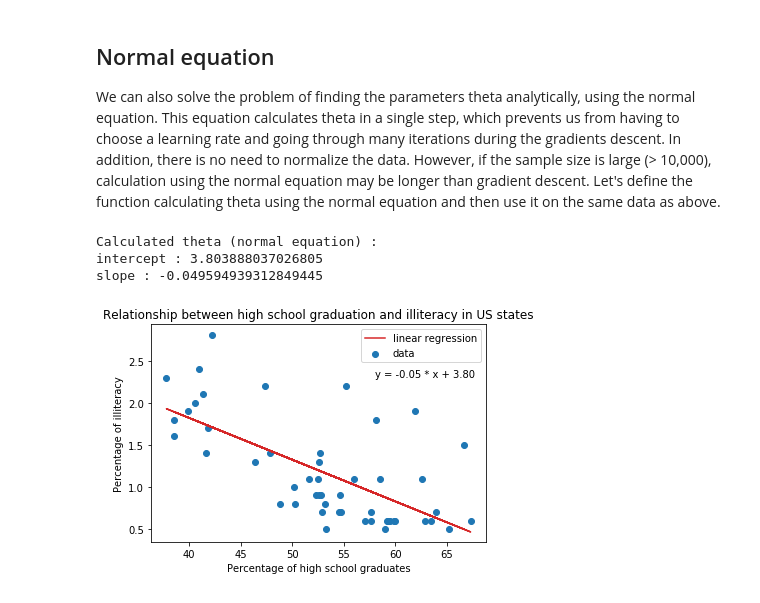
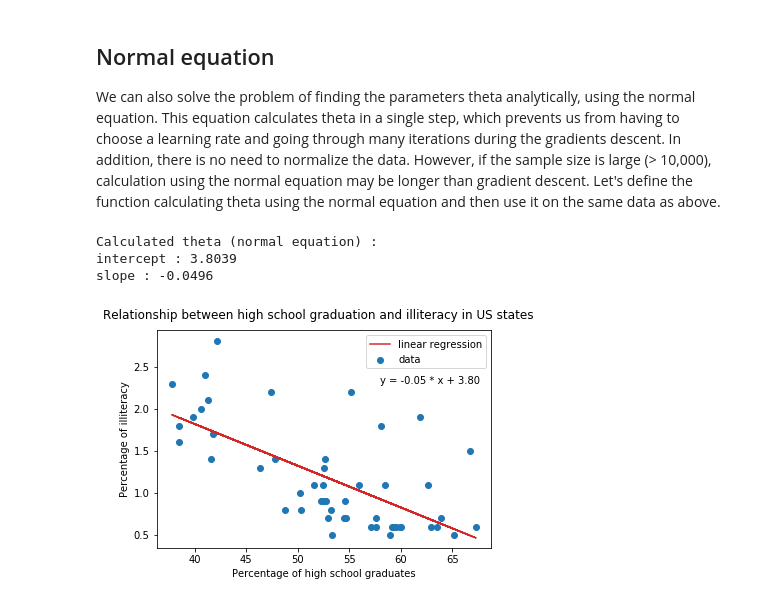
Before and after one commit to jschnab/machine-learning, a Jupyter notebook: linear_regression.ipynb, the cells around one changed output. Saved outputs shown, nothing was run; the diff lists cells and outputs as text; code cells hidden in the pictures.

```diff
--- a/linear_regression.ipynb
+++ b/linear_regression.ipynb
@@ -141,25 +141,25 @@ We can also solve the problem of finding the parameters theta analytically, usin
 # %%
 def norm_eq(X, Y):
     """Return linear regression parameters theta for X and Y by using the normal equation."""
     return np.dot(np.dot(np.linalg.inv(np.dot(X.T, X)), X.T), Y)
 
 theta = norm_eq(x_origin_ones, y)
 
 print("\n\nCalculated theta (normal equation) :\nintercept :",
-     theta[0].flat[0], "\nslope :", theta[1].flat[0])
+     format(theta[0].flat[0], '.4f'), "\nslope :", format(theta[1].flat[0], '.4f'))
 
 #plot data with linear regression line
-_, ax = plt.subplots()
+fig, ax = plt.subplots()
 ax.scatter(x_origin, y_origin, label="data")
 ax.plot(x_origin, np.dot(x_origin_ones, theta), color="C3", label="linear regression")
 ax.text(58, 2.3, "y = {0:.2f} * x + {1:.2f}".format(theta[1].flat[0], theta[0].flat[0]))
 ax.set_xlabel("Percentage of high school graduates")
 ax.set_ylabel("Percentage of illiteracy")
-ax.set_title("Relationship between high school graduation and illiteracy in US states")
+fig.text(0.5, 0.92, "Relationship between high school graduation and illiteracy in US states", ha="center", fontsize=12)
 ax.legend()
 plt.show()
 # %% [output]
 Calculated theta (normal equation) :
-intercept : 3.803888037026805
-slope : -0.049594939312849445
+intercept : 3.8039
+slope : -0.0496
-[figure, old version]
+[figure, new version]
```
Also changed, not shown: parts of 3 cells of this notebook.
